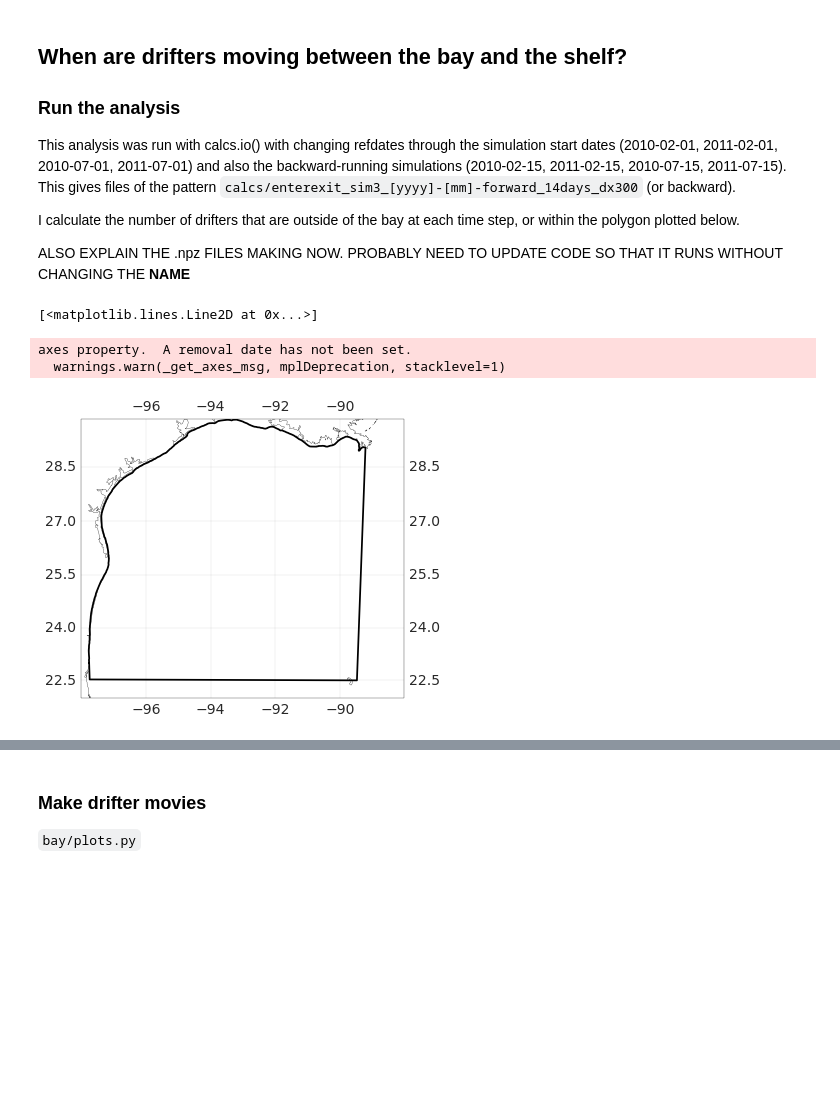
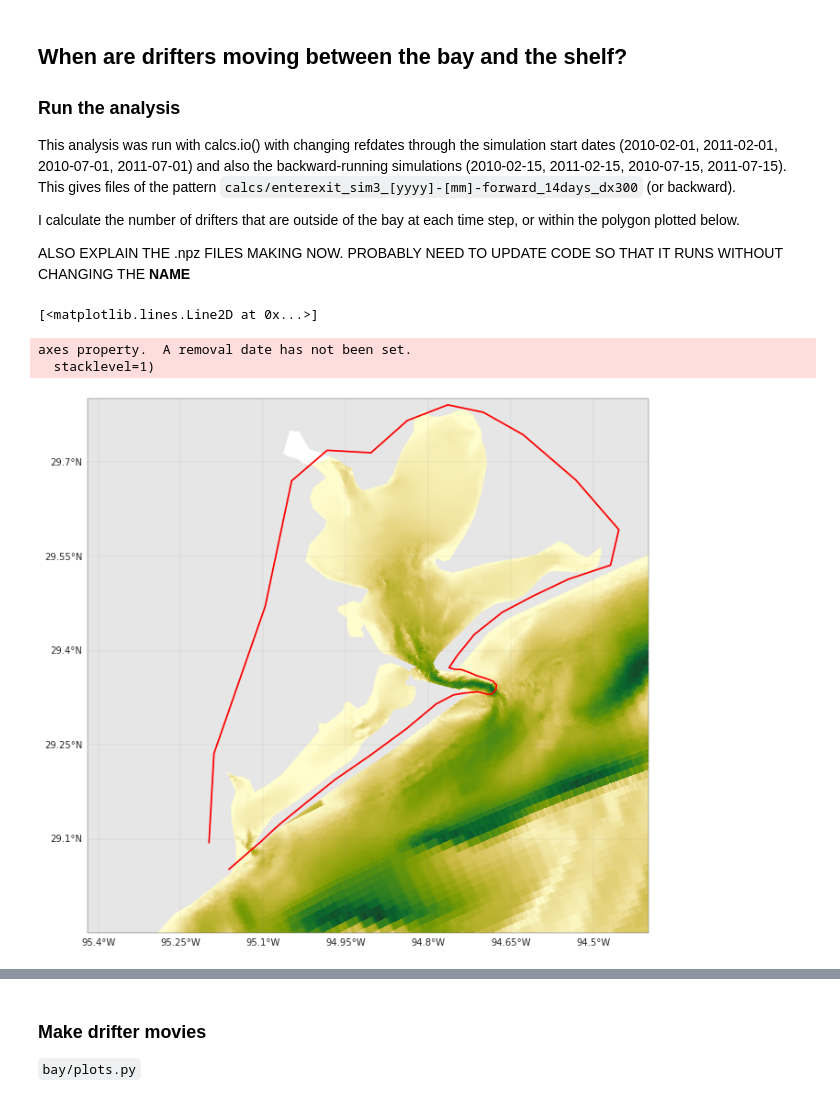
Before and after one commit to kthyng/bay, a Jupyter notebook: summary.ipynb, the cells around one changed output, grey strips where cells are left out. Saved outputs shown, nothing was run; the diff lists cells and outputs as text; code cells hidden in the pictures; blank space fills up the shorter version.

```diff
--- a/summary.ipynb
+++ b/summary.ipynb
@@ -48,20 +54,32 @@ This analysis was run with calcs.io() with changing refdates through the simulat
 I calculate the number of drifters that are outside of the bay at each time step, or within the polygon plotted below.
 
 ALSO EXPLAIN THE .npz FILES MAKING NOW. PROBABLY NEED TO UPDATE CODE SO THAT IT RUNS WITHOUT CHANGING THE __NAME__
-# %%
-import cartopy.crs as ccrs
-import matplotlib.pyplot as plt
-import calcs
-
-baypathll = calcs.baypath(which='ll')
-fig = plt.figure(figsize=(6,5))
-ax = plt.axes(projection=ccrs.Mercator(central_longitude=-85.0))
-gl = ax.gridlines(linewidth=0.2, color='gray', alpha=0.5, linestyle='-', draw_labels=True)
-ax.set_extent([-98, -88, 22, 29.8], ccrs.PlateCarree())
-ax.coastlines(resolution='10m')  # coastline resolution options are '110m', '50m', '10m'
-plt.plot(baypathll.vertices[:,0], baypathll.vertices[:,1], 'k', transform=ccrs.PlateCarree())
-# %% [output]
-[<matplotlib.lines.Line2D at 0x...>]
-axes property.  A removal date has not been set.
-  warnings.warn(_get_axes_msg, mplDeprecation, stacklevel=1)
-[figure, removed]
+# %%
+import plots
+
+datestr='2010-07-05T00'
+
+fname = 'calcs/s_2010-07-05T00.npz'
+if not os.path.exists(fname):
+    m = xr.open_dataset('/rho/raid/dongyu/201007_new/blended201007.nc')
+    lon = m['lon'].isel(xr=slice(1,-1), yr=slice(1,-1)).data
+    lat = m['lat'].isel(xr=slice(1,-1), yr=slice(1,-1)).data
+    u = m['u'].sel(ocean_time=datestr).isel(yr=slice(1,-1)).data
+    v = m['v'].sel(ocean_time=datestr).isel(xr=slice(1,-1)).data
+    u = plots.resize(u, 1)
+    v = plots.resize(v, 0)
+    var = np.sqrt(u**2 + v**2)
+else:
+    d = np.load(fname)
+    lon = d['lon']; lat = d['lat']; s = d['s']
+fig, ax = plots.setup()
+mappable = ax.pcolormesh(lon, lat, s, cmap=cmo.speed, transform=ccrs.PlateCarree(), vmin=0, vmax=1.2)
+# used ginput to click out points, which I edited a little and then saved
+# pts = plt.ginput(n=-1, timeout=0)
+baypath = np.load('calcs/pathbayandjetty.npz', encoding='latin1')['pathll'].item()
+ax.plot(baypath.vertices[:,0], baypath.vertices[:,1], 'r', transform=ccrs.PlateCarree())
+# %% [output]
+[<matplotlib.lines.Line2D at 0x...>]
+axes property.  A removal date has not been set.
+  stacklevel=1)
+[figure, added]
```
Also changed, not shown: parts of 15 cells of this notebook.
